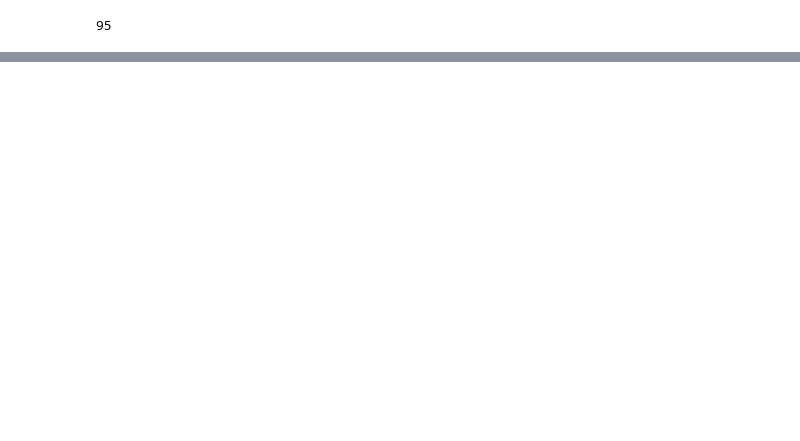
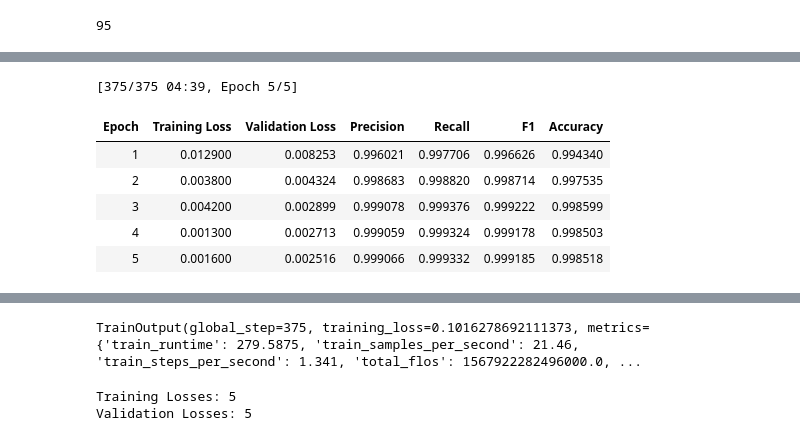
Before and after one commit to animesh-rai/PII-Detection-Using-state-of-the-art-model, a Jupyter notebook: pii_detection_with_RoBERTa.ipynb, the cells around one changed output, grey strips where cells are left out. Cells and saved outputs as stored; diff of their text form; code cells hidden in the pictures; blank space fills up the shorter version.

```diff
--- a/pii_detection_with_RoBERTa.ipynb
+++ b/pii_detection_with_RoBERTa.ipynb
@@ -666,0 +1113,20 @@ plt.show()
+# %%
+from transformers import AutoConfig
+
+config = AutoConfig.from_pretrained(
+    "FacebookAI/roberta-base",
+    num_labels=num_labels,
+    id2label=id2label,
+    label2id=label2id
+)
+
+# Initialize the custom model with the modified dropout
+model = CustomRobertaForTokenClassification(config)
+
+# Load pretrained weights
+model.roberta = RobertaForTokenClassification.from_pretrained("FacebookAI/roberta-base", config=config).roberta
+
+# Move the model to the appropriate device (GPU/CPU)
+device = torch.device("cuda" if torch.cuda.is_available() else "cpu")
+print(device)
+model.to(device)
@@ -666,0 +1173,42 @@ plt.show()
+# %%
+from transformers import TrainingArguments, Trainer, EarlyStoppingCallback
+
+# Set up training arguments with the best hyperparameters
+training_args = TrainingArguments(
+    output_dir='./results',               # Directory for model checkpoints and results
+    evaluation_strategy="epoch",         # Evaluate at the end of each epoch
+    learning_rate=1e-5,  # Best learning rate from Optuna
+    per_device_train_batch_size=study.best_params["batch_size"],  # Best batch size from Optuna
+    num_train_epochs=5,       # Best number of epochs from Optuna
+    weight_decay=0.2,                   # Regularization
+    logging_steps=10,                    # Log every 10 steps
+    save_strategy="epoch",               # Save model at the end of each epoch
+    fp16=True,                           # Mixed precision for faster training
+    load_best_model_at_end=True,          # Load the best model based on validation performance
+    report_to='none',                       # Disable external logging tools
+    logging_dir='./logs',                   # Directory for logging (optional)
+    disable_tqdm=False,
+    gradient_accumulation_steps=2
+    )
+# Initialize the Trainer with Best Hyperparameters
+trainer = Trainer(
+    model=model,                         # Pre-trained model
+    args=training_args,                  # Training arguments with tuned hyperparameters
+    train_dataset=tokenized_datasets['train'],  # Training dataset
+    eval_dataset=tokenized_datasets['test'],    # Validation dataset
+    tokenizer=tokenizer,                 # Tokenizer for pre-processing
+    compute_metrics=compute_metrics,     # Custom metrics for evaluation
+    data_collator=data_collator,         # Data collator for dynamic padding
+    callbacks=[EarlyStoppingCallback(early_stopping_patience=1)]
+)
+
+# Train the Model
+trainer.train()
+# %% [output]
+[375/375 04:39, Epoch 5/5]
+| Epoch | Training Loss | Validation Loss | Precision | Recall | F1 | Accuracy |
+| 1 | 0.012900 | 0.008253 | 0.996021 | 0.997706 | 0.996626 | 0.994340 |
+| 2 | 0.003800 | 0.004324 | 0.998683 | 0.998820 | 0.998714 | 0.997535 |
+| 3 | 0.004200 | 0.002899 | 0.999078 | 0.999376 | 0.999222 | 0.998599 |
+| 4 | 0.001300 | 0.002713 | 0.999059 | 0.999324 | 0.999178 | 0.998503 |
+| 5 | 0.001600 | 0.002516 | 0.999066 | 0.999332 | 0.999185 | 0.998518 |
@@ -666,0 +1310 @@ plt.show()
+TrainOutput(global_step=375, training_loss=0.1016278692111373, metrics={'train_runtime': 279.5875, 'train_samples_per_second': 21.46, 'train_steps_per_second': 1.341, 'total_flos': 1567922282496000.0, ...
@@ -666,0 +1321,6 @@ plt.show()
+# %%
+print("Training Losses:", len(training_losses))
+print("Validation Losses:", len(validation_losses))
+# %% [output]
+Training Losses: 5
+Validation Losses: 5
```
Also changed, not shown: parts of 54 cells of this notebook.
